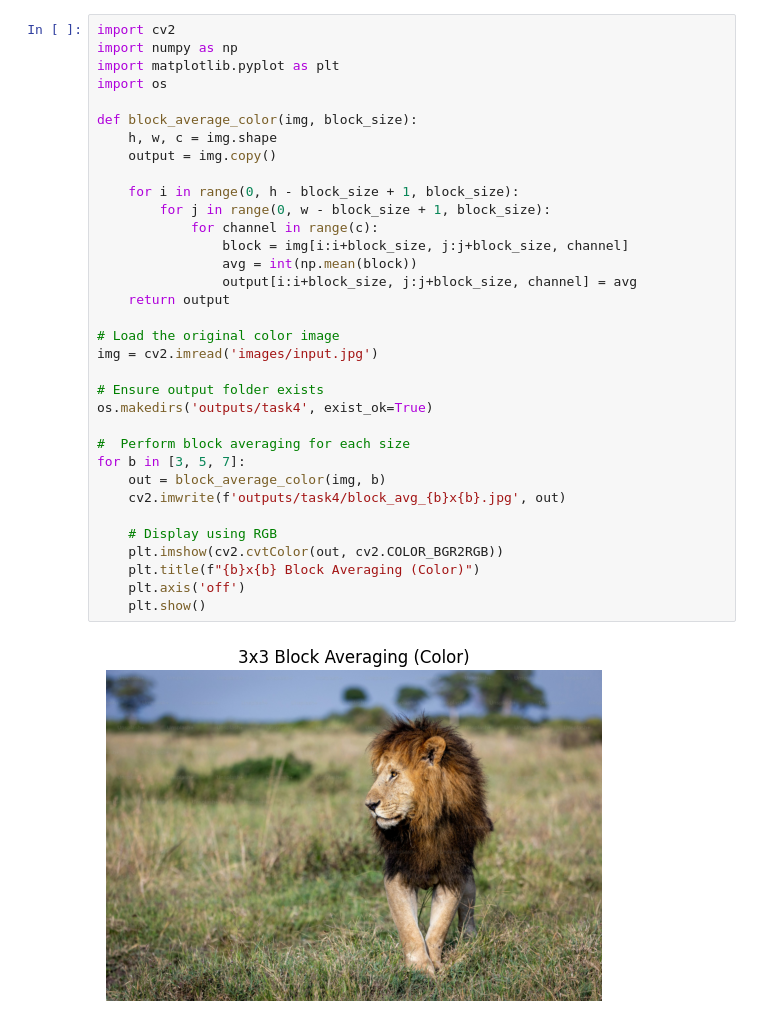
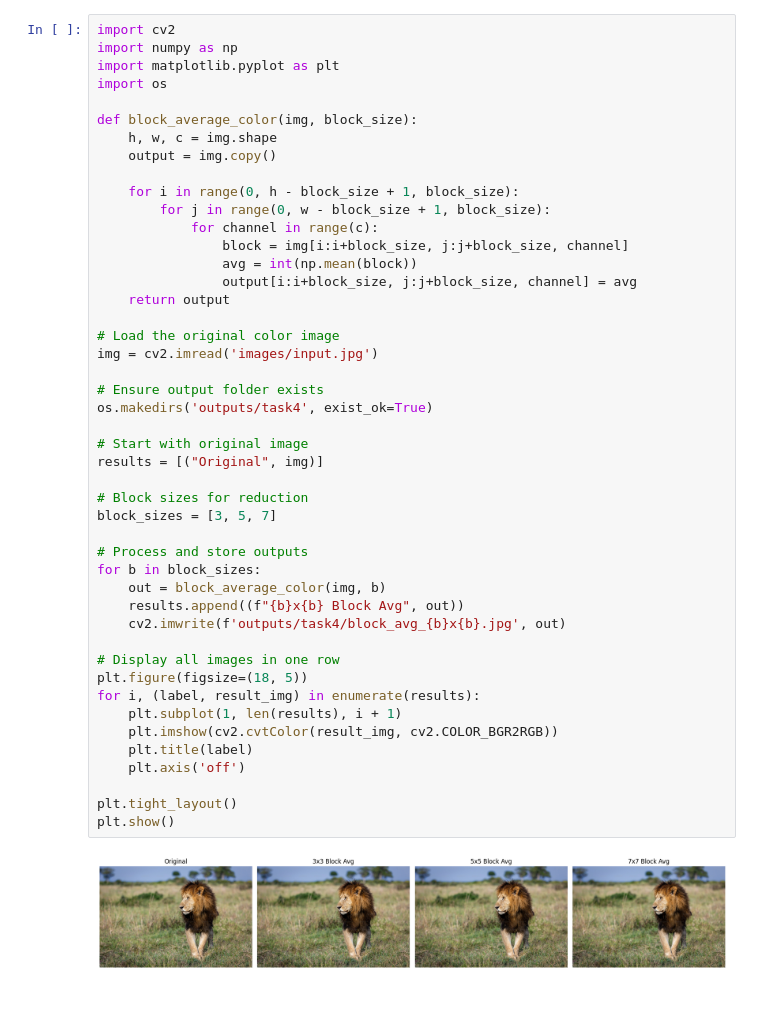
Before and after one commit to MalinduDissanayaka/Computer_Vision_Takehome_Assignment_1, a Jupyter notebook: Task4_Block_Average.ipynb, the cells around one changed output. Drawn from its saved outputs; the diff is of its cells as text; blank space fills up the shorter version.

```diff
--- a/Task4_Block_Average.ipynb
+++ b/Task4_Block_Average.ipynb
@@ -1,36 +1,48 @@
 # %%
 import cv2
 import numpy as np
 import matplotlib.pyplot as plt
 import os
 
 def block_average_color(img, block_size):
     h, w, c = img.shape
     output = img.copy()
 
     for i in range(0, h - block_size + 1, block_size):
         for j in range(0, w - block_size + 1, block_size):
             for channel in range(c):
                 block = img[i:i+block_size, j:j+block_size, channel]
                 avg = int(np.mean(block))
                 output[i:i+block_size, j:j+block_size, channel] = avg
     return output
 
 # Load the original color image
 img = cv2.imread('images/input.jpg')
 
 # Ensure output folder exists
 os.makedirs('outputs/task4', exist_ok=True)
 
-#  Perform block averaging for each size
-for b in [3, 5, 7]:
+# Start with original image
+results = [("Original", img)]
+
+# Block sizes for reduction
+block_sizes = [3, 5, 7]
+
+# Process and store outputs
+for b in block_sizes:
     out = block_average_color(img, b)
+    results.append((f"{b}x{b} Block Avg", out))
     cv2.imwrite(f'outputs/task4/block_avg_{b}x{b}.jpg', out)
 
-    # Display using RGB
-    plt.imshow(cv2.cvtColor(out, cv2.COLOR_BGR2RGB))
-    plt.title(f"{b}x{b} Block Averaging (Color)")
+# Display all images in one row
+plt.figure(figsize=(18, 5))
+for i, (label, result_img) in enumerate(results):
+    plt.subplot(1, len(results), i + 1)
+    plt.imshow(cv2.cvtColor(result_img, cv2.COLOR_BGR2RGB))
+    plt.title(label)
     plt.axis('off')
-    plt.show()
+
+plt.tight_layout()
+plt.show()
 # %% [output]
-[figure, old version]
+[figure, new version]
```
Also changed, not shown: parts of 1 cell of this notebook, 3 other files.
